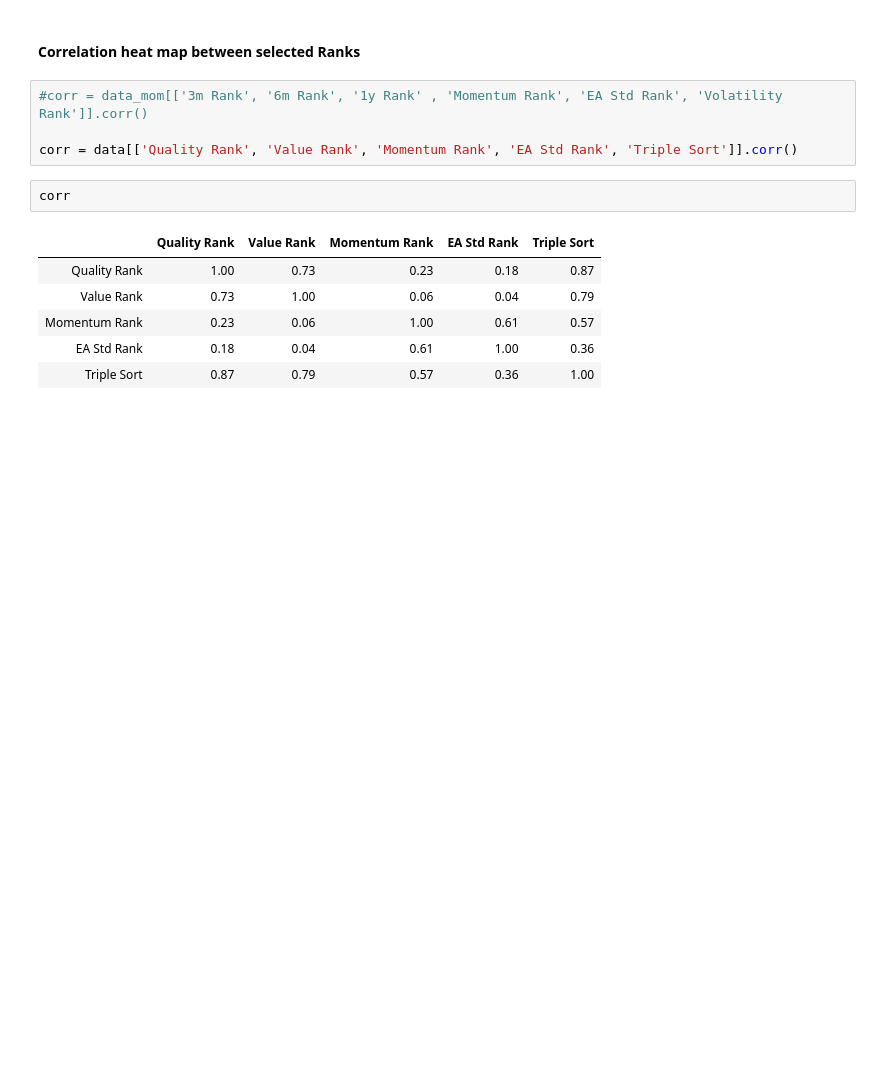
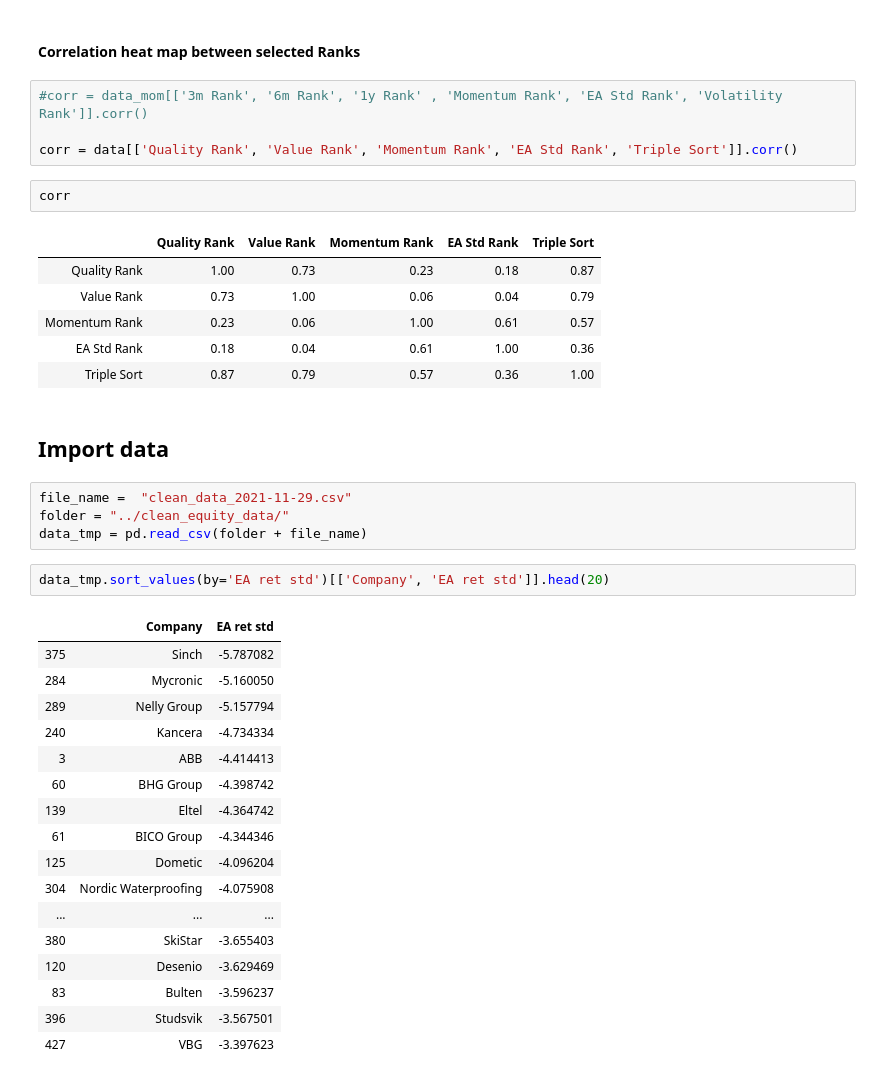
Before and after one commit to webclinic017/Portfolio_Construction, a Jupyter notebook: Equity_Strategies/quant_strategies/dev/Quant_Strategies.ipynb, the cells around one changed output. Cells and saved outputs as stored; diff of their text form; blank space fills up the shorter version.

```diff
--- a/Equity_Strategies/quant_strategies/dev/Quant_Strategies.ipynb
+++ b/Equity_Strategies/quant_strategies/dev/Quant_Strategies.ipynb
@@ -650,3 +650,29 @@ corr
 | Momentum Rank | 0.23 | 0.06 | 1.00 | 0.61 | 0.57 |
 | EA Std Rank | 0.18 | 0.04 | 0.61 | 1.00 | 0.36 |
 | Triple Sort | 0.87 | 0.79 | 0.57 | 0.36 | 1.00 |
+# %% [markdown]
+## Import data
+# %%
+file_name =  "clean_data_2021-11-29.csv"
+folder = "../clean_equity_data/"
+data_tmp = pd.read_csv(folder + file_name)
+# %%
+data_tmp.sort_values(by='EA ret std')[['Company', 'EA ret std']].head(20)
+# %% [output]
+|  | Company | EA ret std |
+| 375 | Sinch | -5.787082 |
+| 284 | Mycronic | -5.160050 |
+| 289 | Nelly Group | -5.157794 |
+| 240 | Kancera | -4.734334 |
+| 3 | ABB | -4.414413 |
+| 60 | BHG Group | -4.398742 |
+| 139 | Eltel | -4.364742 |
+| 61 | BICO Group | -4.344346 |
+| 125 | Dometic | -4.096204 |
+| 304 | Nordic Waterproofing | -4.075908 |
+| ... | ... | ... |
+| 380 | SkiStar | -3.655403 |
+| 120 | Desenio | -3.629469 |
+| 83 | Bulten | -3.596237 |
+| 396 | Studsvik | -3.567501 |
+| 427 | VBG | -3.397623 |
```
Also changed, not shown: parts of 2 cells of this notebook, 32 other files.
